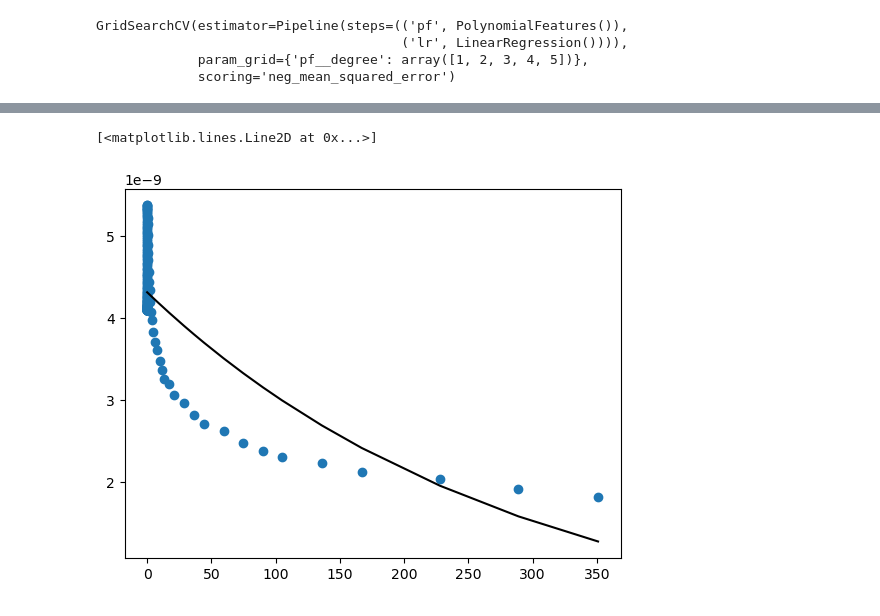
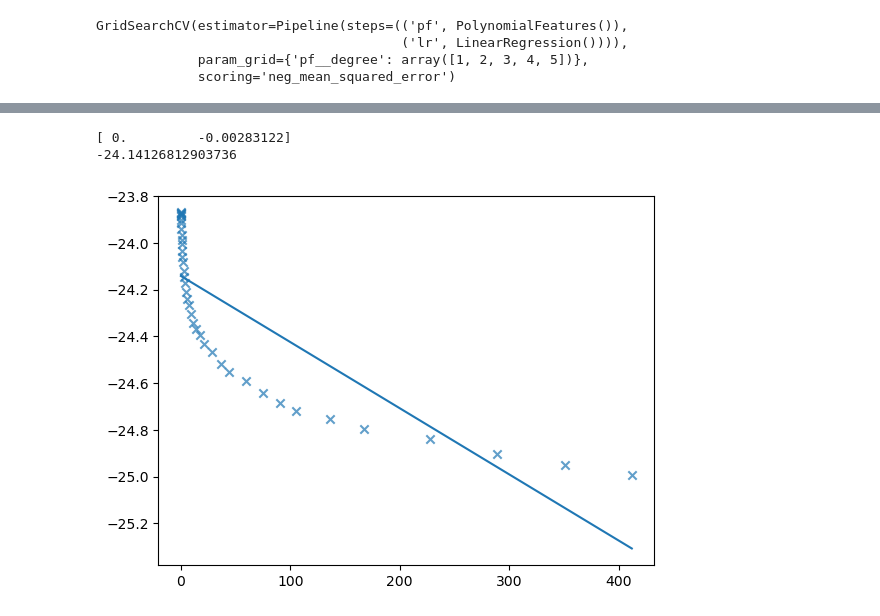
Before and after one commit to xboluna/Research, a Jupyter notebook: BHRad/Modelling/BHawk_Modelling.ipynb, the cells around one changed output, grey strips where cells are left out. Saved outputs shown, nothing was run; the diff lists cells and outputs as text; code cells hidden in the pictures.

```diff
--- a/BHRad/Modelling/BHawk_Modelling.ipynb
+++ b/BHRad/Modelling/BHawk_Modelling.ipynb
@@ -102,7 +122,19 @@ print(interc)
-# %%
-plt.scatter(kev['Time to Death'], np.exp(kev['EdndE-200keV']))
-
-plt.plot(kev['Time to Death'], np.exp(kev['Time to Death'] * coefs[1] + interc) , color = 'black')
-# %% [output]
-[<matplotlib.lines.Line2D at 0x...>]
-[figure, removed]
+# %%
+best_model = search_gev.best_estimator_
+
+coefs = best_model['lr'].coef_
+interc = best_model['lr'].intercept_
+
+fig, ax = plt.subplots()
+
+t = gev['Time to Death']
+ax.scatter(t, gev['EdndE-200GeV'], label = 'data', marker='x', alpha=0.7)
+
+ax.plot(t, best_model.predict(gev[['Time to Death']]))
+
+print(coefs)
+print(interc)
+# %% [output]
+[ 0.         -0.00283122]
+-24.14126812903736
+[figure, added]
```
Also changed, not shown: parts of 5 cells of this notebook, 8 other files.
